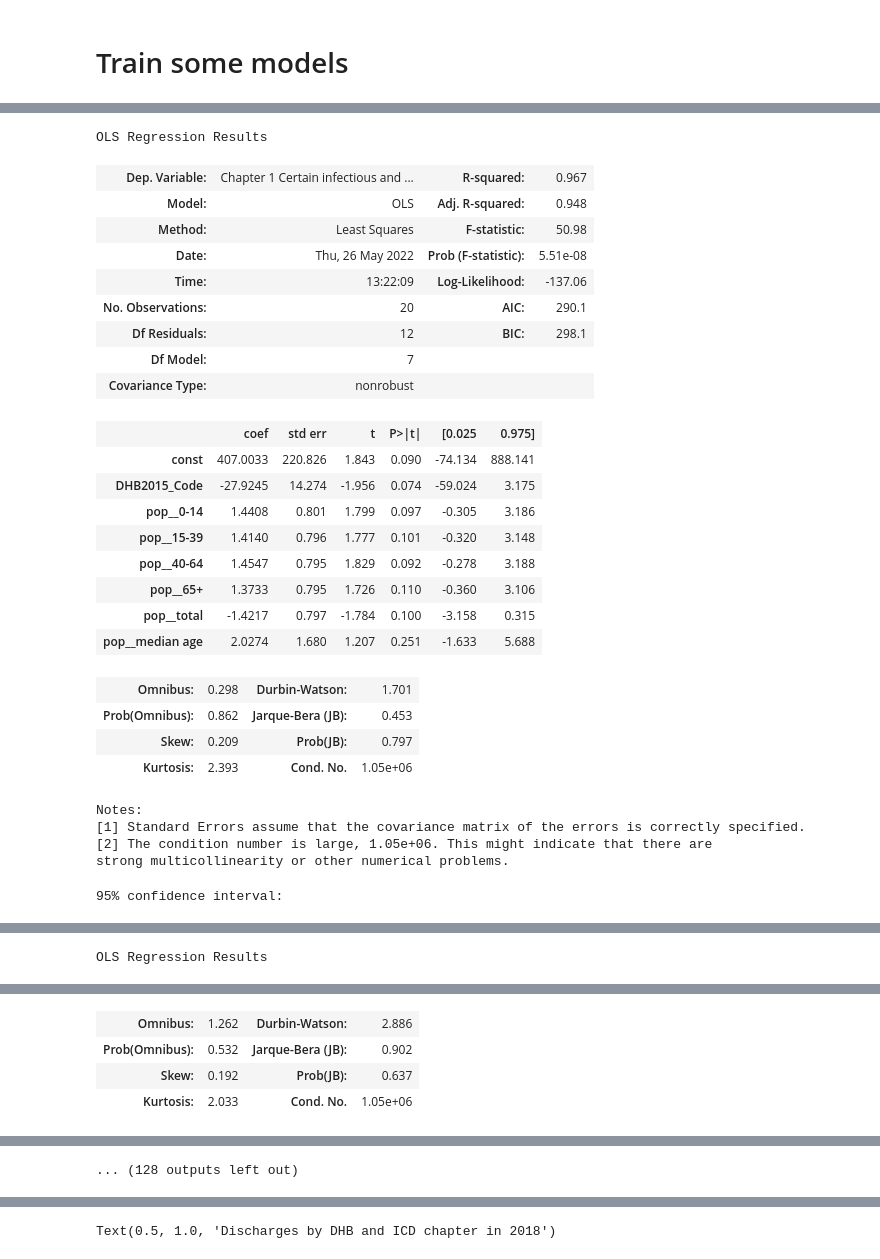
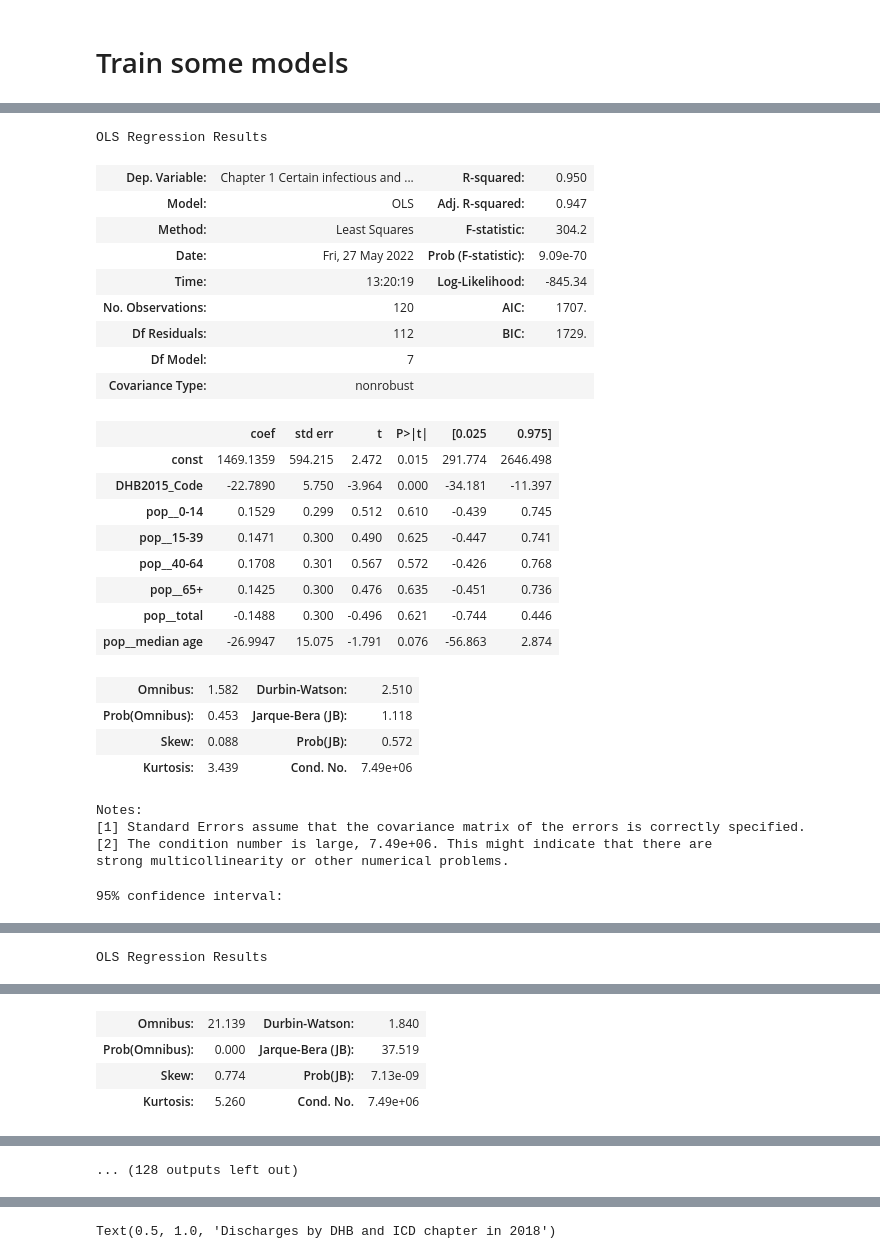
Before and after one commit to UoA-eResearch/hospitals_nz, a Jupyter notebook: train.ipynb, the cells around one changed output, grey strips where cells are left out. Drawn from its saved outputs; the diff is of its cells as text; code cells hidden in the pictures.

```diff
--- a/train.ipynb
+++ b/train.ipynb
@@ -293,7 +293,10 @@ with pd.option_context('display.max_colwidth', None):
 | 19 | Southern | Waitaki District,Central Otago Di... |
 # %%
 def get_DHB_pop(poly):
-    return TALB.loc[TALB.representative_point().intersects(poly), cols].sum()
+    mask = TALB.representative_point().intersects(poly)
+    result = TALB.loc[mask, cols].sum()
+    result.update(TALB.loc[mask, [c for c in cols if "median" in c]].median())
+    return result
 result = DHB.geometry.progress_apply(get_DHB_pop)
 DHB = pd.concat([DHB, result], axis='columns')
 DHB
@@ -322,6 +325,11 @@ ax.set_title("Population by DHB in 2018")
 # %% [output]
 Text(0.5, 1.0, 'Population by DHB in 2018')
 [figure]
+# %%
+for c in ["0-14", "15-39", "40-64", "65+", "total", "median age"]:
+    for year in range(2014, 2018):
+        DHB[f"pop_{year}_{c}"] = np.nan
+    DHB.update(DHB[[f"pop_{year}_{c}" for year in range(2013,2019)]].interpolate(axis=1))
 # %%
 # Load all hospital discharge data from 2013-2019 into one data frame
 discharges = []
@@ -704,7 +712,7 @@ This looks pretty linearly correlated, so a linear model should be able to predi
 # %% [markdown]
 # Train some models
 # %%
-def get_data_for_year(year, total_pop_only = False, include_DHB_code = True, income=None):
+def get_data_for_year(year, total_pop_only = False, include_DHB_code = True, income=None, per_1K=False):
     year = str(year)
     x_cols = []
     if include_DHB_code:
@@ -719,12 +727,16 @@ def get_data_for_year(year, total_pop_only = False, include_DHB_code = True, inc
         x_cols.extend([c for c in DHB.columns if c.startswith(f"income_{year}") and ("median" in c or "$" in c)])
     y_cols = list(DHB.columns[DHB.columns.str.contains(f"discharges_{year}")])
     x = DHB[x_cols].astype(float)
-    x.columns = x.columns.str.replace(year, "")
+    x.columns = x.columns.map(lambda c: c.replace(year, "") if c!="DHB2015_Code" else c)
     x.index = DHB.DHB2015_Name
+    if per_1K:
+        x = x.divide(x["pop__total"], axis="columns") * 1000
     if y_cols:
         y = DHB[y_cols]
         y.columns = target_chapters
         y.index = DHB.DHB2015_Name
+        if per_1K:
+            y = y.divide(x["pop__total"], axis="columns") * 1000
     else:
         y = "?"
     return x,y
@@ -732,7 +744,15 @@ def get_data_for_year(year, total_pop_only = False, include_DHB_code = True, inc
 x_train, y_train = get_data_for_year(2013)
 print(f"x_train shape: {x_train.shape}, y_train shape: {y_train.shape}")
 x_test, y_test = get_data_for_year(2018)
-print(f"x_test shape: {x_test.shape}, y_test shape: {y_test.shape}\n")
+print(f"x_test shape: {x_test.shape}, y_test shape: {y_test.shape}")
+x_train2 = pd.concat([x_train, x_test])
+y_train2 = pd.concat((y_train, y_test))
+print(f"x_train2 shape: {x_train2.shape}, y_train2 shape: {y_train2.shape}")
+
+data = [get_data_for_year(year) for year in discharge_years]
+x_train3 = pd.concat([x for x,y in data])
+y_train3 = pd.concat([y for x,y in data])
+print(f"x_train3 shape: {x_train3.shape}, y_train3 shape: {y_train3.shape}")
 # %% [output]
 x_train shape: (20, 7), y_train shape: (20, 20)
 x_test shape: (20, 7), y_test shape: (20, 20)
@@ -739,5 +761,5 @@ x_test shape: (20, 7), y_test shape: (20, 20)
 # %%
 model = sklearn.linear_model.LinearRegression()
-model.fit(x_train, y_train)
+model.fit(x_train3, y_train3)
 model.score(x_test, y_test)
 # %% [output]
@@ -745,42 +767,42 @@ model.score(x_test, y_test)
 # %%
 for chapter in target_chapters:
-    model = sm.OLS(y_train[chapter], sm.add_constant(x_train)).fit()
+    model = sm.OLS(y_train3[chapter], sm.add_constant(x_train3)).fit()
     display(model.summary(alpha=.05))
     print("95% confidence interval:")
     display(pd.DataFrame(
         model.get_prediction(
             sm.add_constant(x_test)
         ).conf_int(alpha = .05),
         columns=["low", "high"],
         index=x_train.index
     ))
 # %% [output]
 OLS Regression Results
-| Dep. Variable: | Chapter 1 Certain infectious and ... | R-squared: | 0.967 |
-| Model: | OLS | Adj. R-squared: | 0.948 |
-| Method: | Least Squares | F-statistic: | 50.98 |
-| Date: | Thu, 26 May 2022 | Prob (F-statistic): | 5.51e-08 |
-| Time: | 13:22:09 | Log-Likelihood: | -137.06 |
-| No. Observations: | 20 | AIC: | 290.1 |
-| Df Residuals: | 12 | BIC: | 298.1 |
+| Dep. Variable: | Chapter 1 Certain infectious and ... | R-squared: | 0.950 |
+| Model: | OLS | Adj. R-squared: | 0.947 |
+| Method: | Least Squares | F-statistic: | 304.2 |
+| Date: | Fri, 27 May 2022 | Prob (F-statistic): | 9.09e-70 |
+| Time: | 13:20:19 | Log-Likelihood: | -845.34 |
+| No. Observations: | 120 | AIC: | 1707. |
+| Df Residuals: | 112 | BIC: | 1729. |
 | Df Model: | 7 |  |  |
 | Covariance Type: | nonrobust |  |  |
 |  | coef | std err | t | P>|t| | [0.025 | 0.975] |
-| const | 407.0033 | 220.826 | 1.843 | 0.090 | -74.134 | 888.141 |
-| DHB2015_Code | -27.9245 | 14.274 | -1.956 | 0.074 | -59.024 | 3.175 |
-| pop__0-14 | 1.4408 | 0.801 | 1.799 | 0.097 | -0.305 | 3.186 |
-| pop__15-39 | 1.4140 | 0.796 | 1.777 | 0.101 | -0.320 | 3.148 |
-| pop__40-64 | 1.4547 | 0.795 | 1.829 | 0.092 | -0.278 | 3.188 |
-| pop__65+ | 1.3733 | 0.795 | 1.726 | 0.110 | -0.360 | 3.106 |
-| pop__total | -1.4217 | 0.797 | -1.784 | 0.100 | -3.158 | 0.315 |
-| pop__median age | 2.0274 | 1.680 | 1.207 | 0.251 | -1.633 | 5.688 |
+| const | 1469.1359 | 594.215 | 2.472 | 0.015 | 291.774 | 2646.498 |
+| DHB2015_Code | -22.7890 | 5.750 | -3.964 | 0.000 | -34.181 | -11.397 |
+| pop__0-14 | 0.1529 | 0.299 | 0.512 | 0.610 | -0.439 | 0.745 |
+| pop__15-39 | 0.1471 | 0.300 | 0.490 | 0.625 | -0.447 | 0.741 |
+| pop__40-64 | 0.1708 | 0.301 | 0.567 | 0.572 | -0.426 | 0.768 |
+| pop__65+ | 0.1425 | 0.300 | 0.476 | 0.635 | -0.451 | 0.736 |
+| pop__total | -0.1488 | 0.300 | -0.496 | 0.621 | -0.744 | 0.446 |
+| pop__median age | -26.9947 | 15.075 | -1.791 | 0.076 | -56.863 | 2.874 |
-| Omnibus: | 0.298 | Durbin-Watson: | 1.701 |
-| Prob(Omnibus): | 0.862 | Jarque-Bera (JB): | 0.453 |
-| Skew: | 0.209 | Prob(JB): | 0.797 |
-| Kurtosis: | 2.393 | Cond. No. | 1.05e+06 |
+| Omnibus: | 1.582 | Durbin-Watson: | 2.510 |
+| Prob(Omnibus): | 0.453 | Jarque-Bera (JB): | 1.118 |
+| Skew: | 0.088 | Prob(JB): | 0.572 |
+| Kurtosis: | 3.439 | Cond. No. | 7.49e+06 |
 Notes:
 [1] Standard Errors assume that the covariance matrix of the errors is correctly specified.
-[2] The condition number is large, 1.05e+06. This might indicate that there are
+[2] The condition number is large, 7.49e+06. This might indicate that there are
 strong multicollinearity or other numerical problems.
 95% confidence interval:
 |  | low | high |
@@ -823,6 +845,6 @@ OLS Regression Results
-| Omnibus: | 1.262 | Durbin-Watson: | 2.886 |
-| Prob(Omnibus): | 0.532 | Jarque-Bera (JB): | 0.902 |
-| Skew: | 0.192 | Prob(JB): | 0.637 |
-| Kurtosis: | 2.033 | Cond. No. | 1.05e+06 |
+| Omnibus: | 21.139 | Durbin-Watson: | 1.840 |
+| Prob(Omnibus): | 0.000 | Jarque-Bera (JB): | 37.519 |
+| Skew: | 0.774 | Prob(JB): | 7.13e-09 |
+| Kurtosis: | 5.260 | Cond. No. | 7.49e+06 |
 Notes:
 [1] Standard Errors assume that the covariance matrix of the errors is correctly specified.
```
Also changed, not shown: parts of 13 cells of this notebook, 1 other file.
